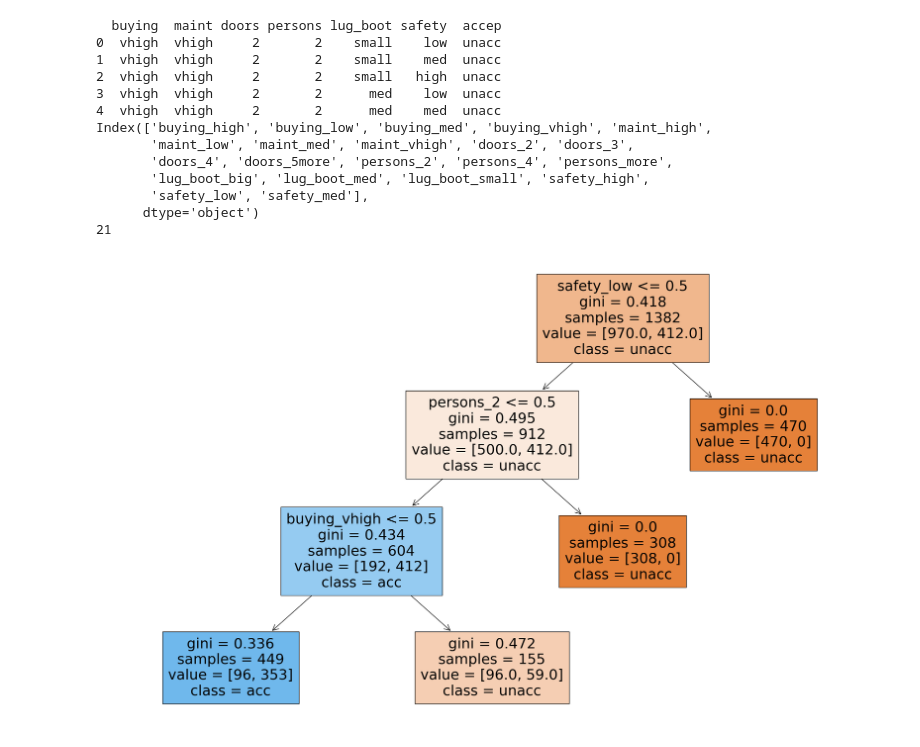
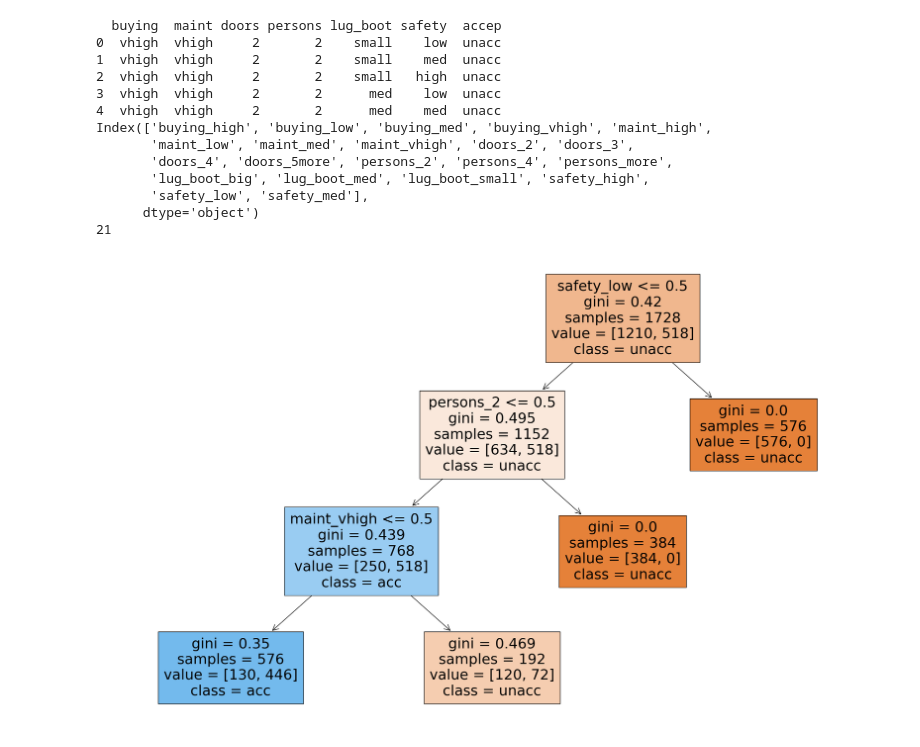
Before and after one commit to TimOfAllTrades/CodeCademyStuff, a Jupyter notebook: ML_DecisionTreeCars.ipynb, the cells around one changed output. Saved outputs shown, nothing was run; the diff lists cells and outputs as text; code cells hidden in the pictures.

```diff
--- a/ML_DecisionTreeCars.ipynb
+++ b/ML_DecisionTreeCars.ipynb
@@ -23,32 +23,33 @@ y = df['accep']
 
 ## 1c. Examine the new features
 print(X.columns)
 print(len(X.columns))
 
 ## 2a. Performing the train-test split
 x_train, x_test, y_train, y_test = train_test_split(X,y, random_state=0, test_size=0.2)
 
 ## 2b.Fitting the decision tree classifier
 dt = DecisionTreeClassifier(max_depth=3, ccp_alpha=0.01,criterion='gini')
-dt.fit(x_train, y_train)
+#dt.fit(x_train, y_train)
+dt.fit(X, y)
 
 ## 3.Plotting the Tree
 plt.figure(figsize=(20,12))
 tree.plot_tree(dt, feature_names = x_train.columns, max_depth=5, class_names = ['unacc', 'acc'], label='all', filled=True)
 plt.tight_layout()
 plt.show()
 # %% [output]
   buying  maint doors persons lug_boot safety  accep
 0  vhigh  vhigh     2       2    small    low  unacc
 1  vhigh  vhigh     2       2    small    med  unacc
 2  vhigh  vhigh     2       2    small   high  unacc
 3  vhigh  vhigh     2       2      med    low  unacc
 4  vhigh  vhigh     2       2      med    med  unacc
 Index(['buying_high', 'buying_low', 'buying_med', 'buying_vhigh', 'maint_high',
        'maint_low', 'maint_med', 'maint_vhigh', 'doors_2', 'doors_3',
        'doors_4', 'doors_5more', 'persons_2', 'persons_4', 'persons_more',
        'lug_boot_big', 'lug_boot_med', 'lug_boot_small', 'safety_high',
        'safety_low', 'safety_med'],
       dtype='object')
 21
-[figure, old version]
+[figure, new version]
```
Also changed, not shown: parts of 1 cell of this notebook.
